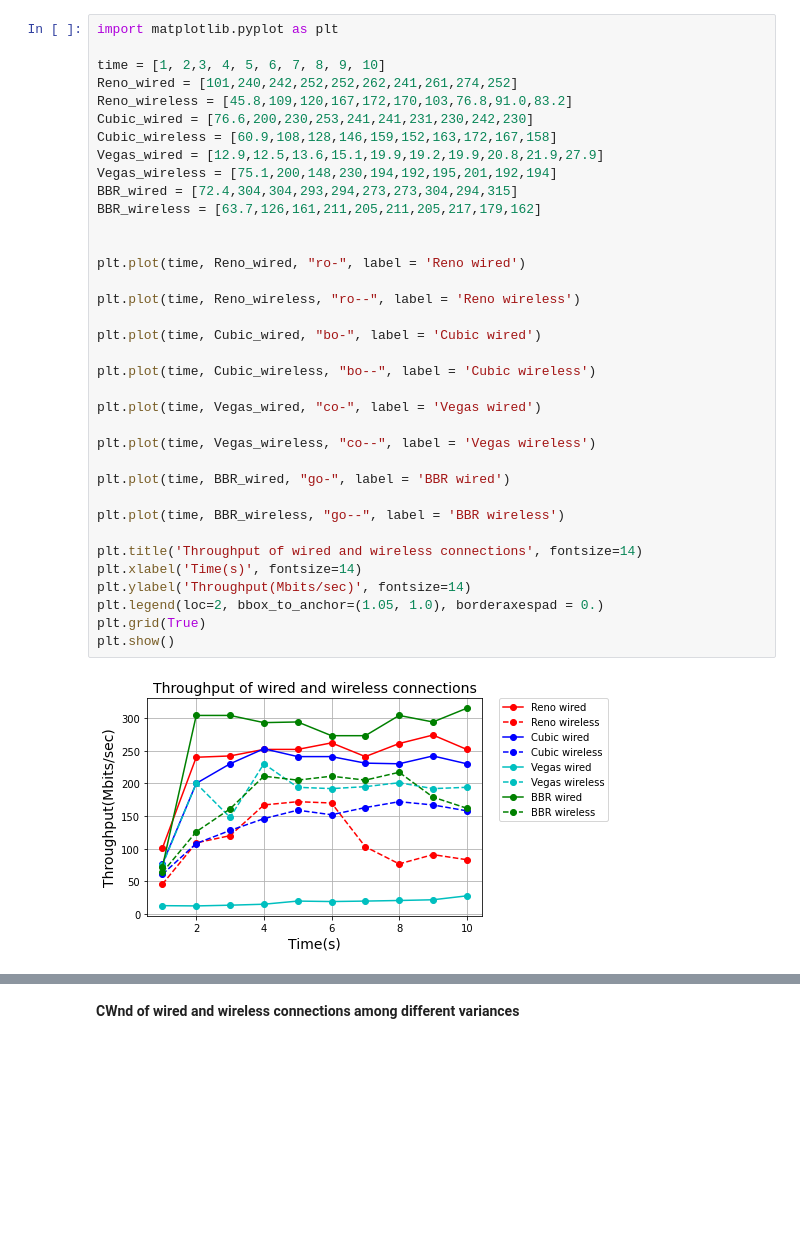
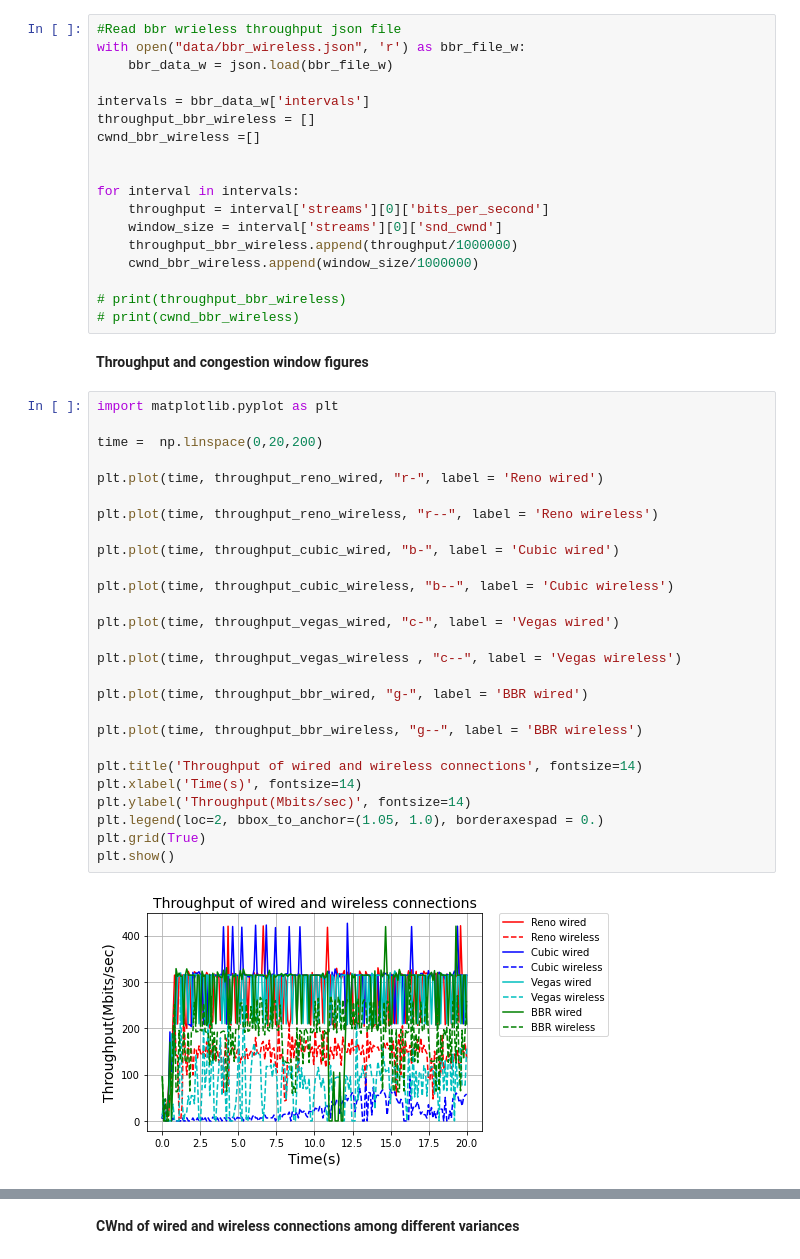
Before and after one commit to YangZiyi121/CS244_Assignment_2, a Jupyter notebook: TCP_throughput.ipynb, the cells around one changed output, grey strips where cells are left out. Drawn from its saved outputs; the diff is of its cells as text; blank space fills up the shorter version.

```diff
--- a/TCP_throughput.ipynb
+++ b/TCP_throughput.ipynb
@@ -3,38 +142,49 @@
+# %%
+#Read bbr wrieless throughput json file
+with open("data/bbr_wireless.json", 'r') as bbr_file_w:
+    bbr_data_w = json.load(bbr_file_w)
+
+intervals = bbr_data_w['intervals']
+throughput_bbr_wireless = []
+cwnd_bbr_wireless =[]
+
+
+for interval in intervals:
+    throughput = interval['streams'][0]['bits_per_second']
+    window_size = interval['streams'][0]['snd_cwnd']
+    throughput_bbr_wireless.append(throughput/1000000)
+    cwnd_bbr_wireless.append(window_size/1000000)
+
+# print(throughput_bbr_wireless)
+# print(cwnd_bbr_wireless)
+# %% [markdown]
+**Throughput and congestion window figures**
 # %%
 import matplotlib.pyplot as plt
 
-time = [1, 2,3, 4, 5, 6, 7, 8, 9, 10]
-Reno_wired = [101,240,242,252,252,262,241,261,274,252]
-Reno_wireless = [45.8,109,120,167,172,170,103,76.8,91.0,83.2]
-Cubic_wired = [76.6,200,230,253,241,241,231,230,242,230]
-Cubic_wireless = [60.9,108,128,146,159,152,163,172,167,158]
-Vegas_wired = [12.9,12.5,13.6,15.1,19.9,19.2,19.9,20.8,21.9,27.9]
-Vegas_wireless = [75.1,200,148,230,194,192,195,201,192,194]
-BBR_wired = [72.4,304,304,293,294,273,273,304,294,315]
-BBR_wireless = [63.7,126,161,211,205,211,205,217,179,162]
+time =  np.linspace(0,20,200)
 
+plt.plot(time, throughput_reno_wired, "r-", label = 'Reno wired')
 
-plt.plot(time, Reno_wired, "ro-", label = 'Reno wired')
+plt.plot(time, throughput_reno_wireless, "r--", label = 'Reno wireless')
 
-plt.plot(time, Reno_wireless, "ro--", label = 'Reno wireless')
+plt.plot(time, throughput_cubic_wired, "b-", label = 'Cubic wired')
 
-plt.plot(time, Cubic_wired, "bo-", label = 'Cubic wired')
+plt.plot(time, throughput_cubic_wireless, "b--", label = 'Cubic wireless')
 
-plt.plot(time, Cubic_wireless, "bo--", label = 'Cubic wireless')
+plt.plot(time, throughput_vegas_wired, "c-", label = 'Vegas wired')
 
-plt.plot(time, Vegas_wired, "co-", label = 'Vegas wired')
+plt.plot(time, throughput_vegas_wireless , "c--", label = 'Vegas wireless')
 
-plt.plot(time, Vegas_wireless, "co--", label = 'Vegas wireless')
+plt.plot(time, throughput_bbr_wired, "g-", label = 'BBR wired')
 
-plt.plot(time, BBR_wired, "go-", label = 'BBR wired')
-
-plt.plot(time, BBR_wireless, "go--", label = 'BBR wireless')
+plt.plot(time, throughput_bbr_wireless, "g--", label = 'BBR wireless')
 
 plt.title('Throughput of wired and wireless connections', fontsize=14)
 plt.xlabel('Time(s)', fontsize=14)
 plt.ylabel('Throughput(Mbits/sec)', fontsize=14)
 plt.legend(loc=2, bbox_to_anchor=(1.05, 1.0), borderaxespad = 0.)
 plt.grid(True)
 plt.show()
 # %% [output]
-[figure, old version]
+[figure, new version]
```
Also changed, not shown: parts of 15 cells of this notebook, 19 other files.
